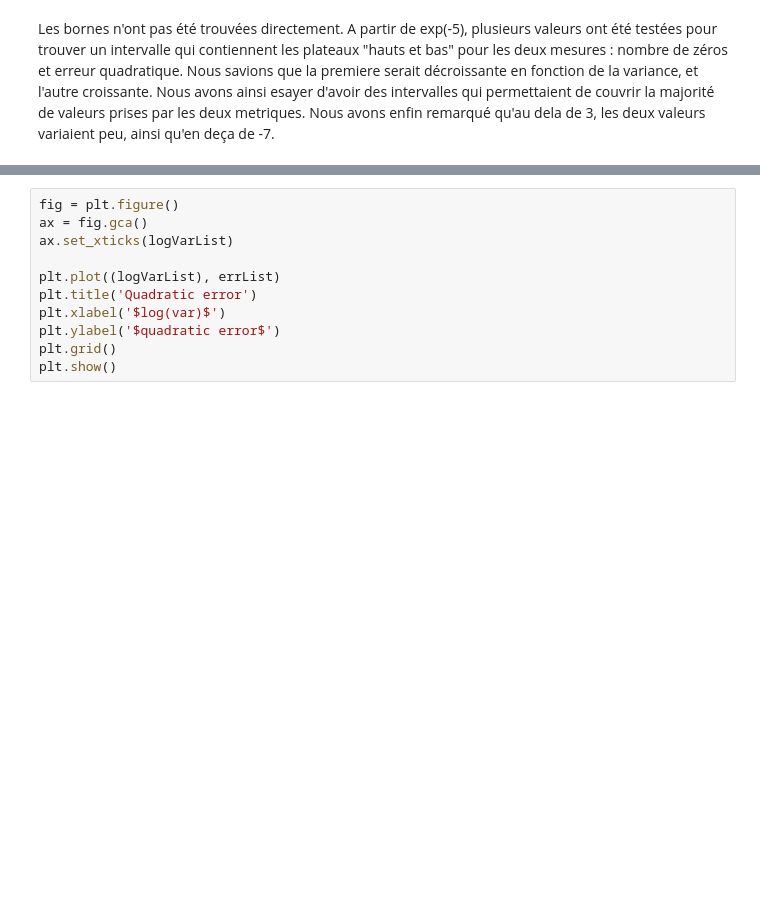
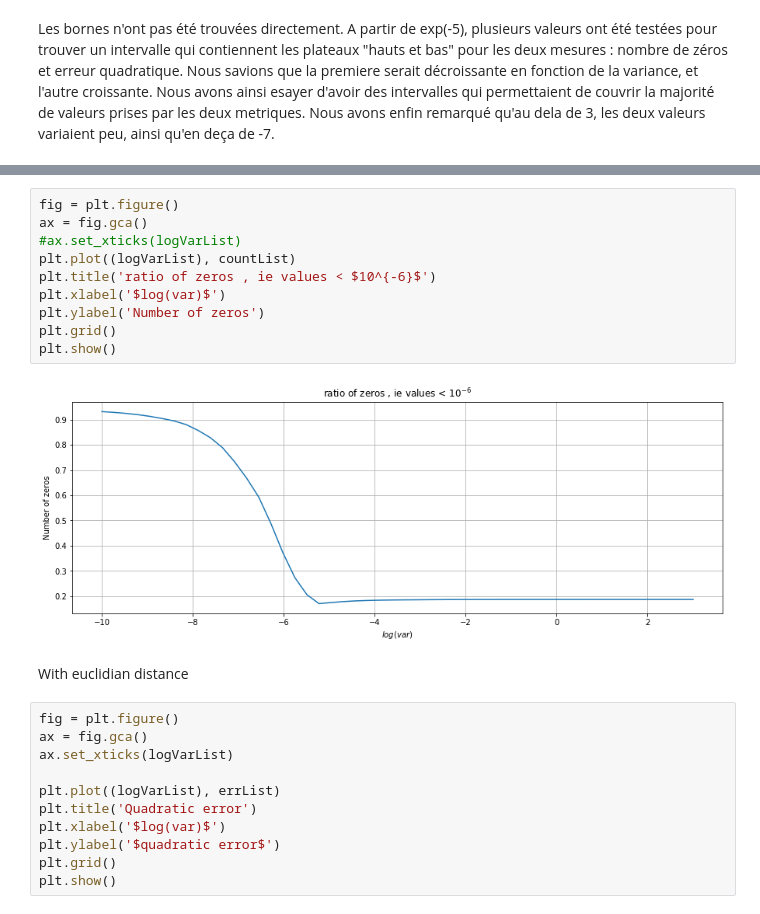
Before and after one commit to RAMIhamza/Projet_Option_Mazars, a Jupyter notebook: Approximation_de_Freq_sinistres.ipynb, the cells around one changed output, grey strips where cells are left out. Saved outputs shown, nothing was run; the diff lists cells and outputs as text; blank space fills up the shorter version.

```diff
--- a/Approximation_de_Freq_sinistres.ipynb
+++ b/Approximation_de_Freq_sinistres.ipynb
@@ -157,3 +172,17 @@ ln(var) = 3.0
+# %%
+fig = plt.figure()
+ax = fig.gca()
+#ax.set_xticks(logVarList)
+plt.plot((logVarList), countList)
+plt.title('ratio of zeros , ie values < $10^{-6}$')
+plt.xlabel('$log(var)$')
+plt.ylabel('Number of zeros')
+plt.grid()
+plt.show()
+# %% [output]
+[figure, added]
+# %% [markdown]
+With euclidian distance
 # %%
 fig = plt.figure()
 ax = fig.gca()
```
Also changed, not shown: parts of 12 cells of this notebook, 8 other files.
